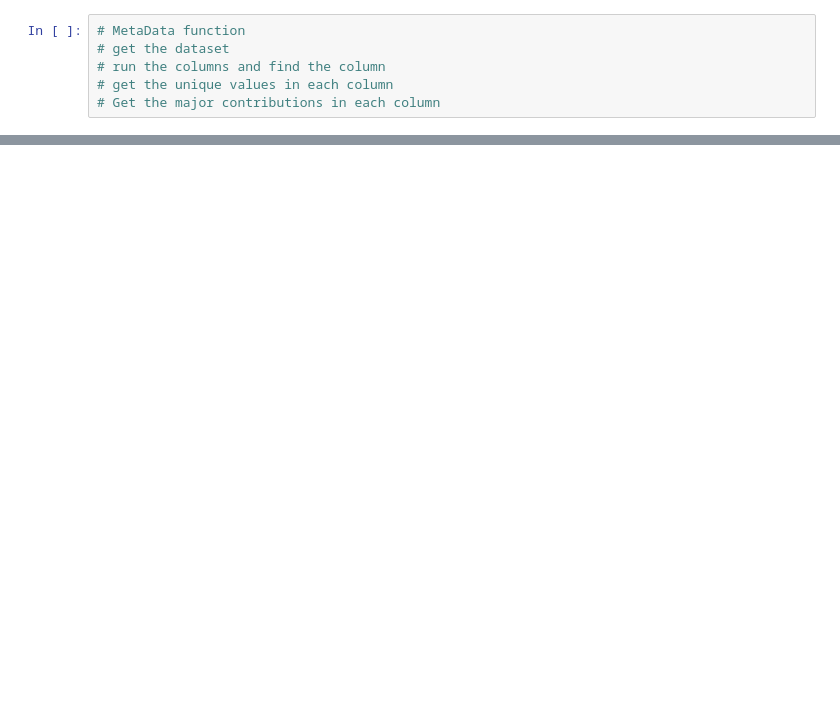
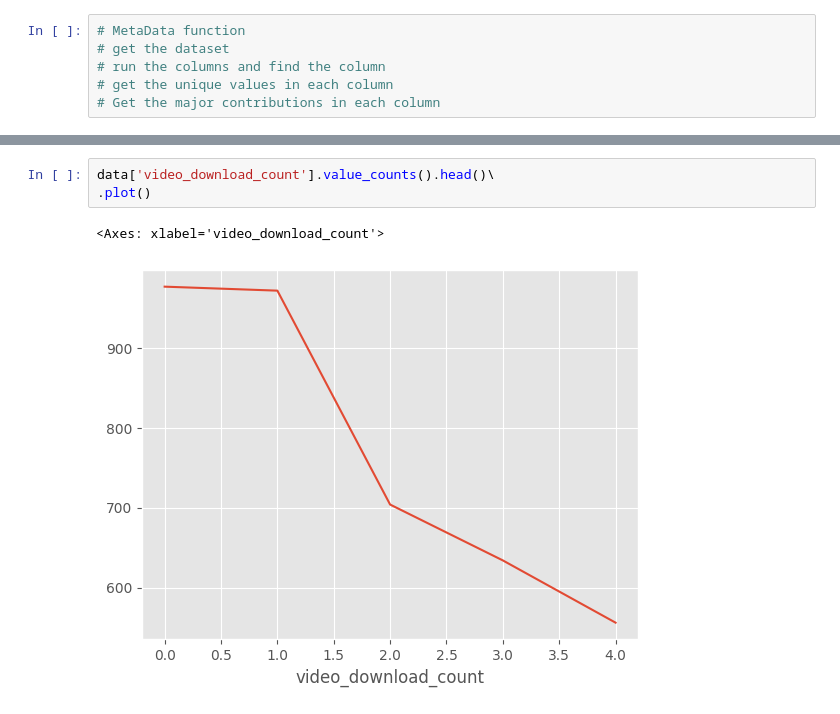
Before and after one commit to le-patrice/EDA, a Jupyter notebook: data-mining-tiktok-dataset.ipynb, the cells around one changed output, grey strips where cells are left out. Drawn from its saved outputs; the diff is of its cells as text; blank space fills up the shorter version.

```diff
--- a/data-mining-tiktok-dataset.ipynb
+++ b/data-mining-tiktok-dataset.ipynb
@@ -85,0 +170,6 @@ def meta(data):
+# %%
+data['video_download_count'].value_counts().head()\
+.plot()
+# %% [output]
+<Axes: xlabel='video_download_count'>
+[figure, added]
```
Also changed, not shown: parts of 43 cells of this notebook.
